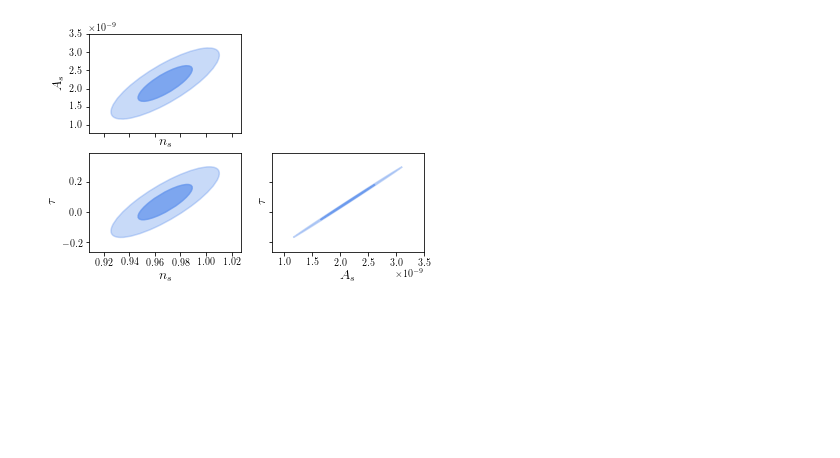
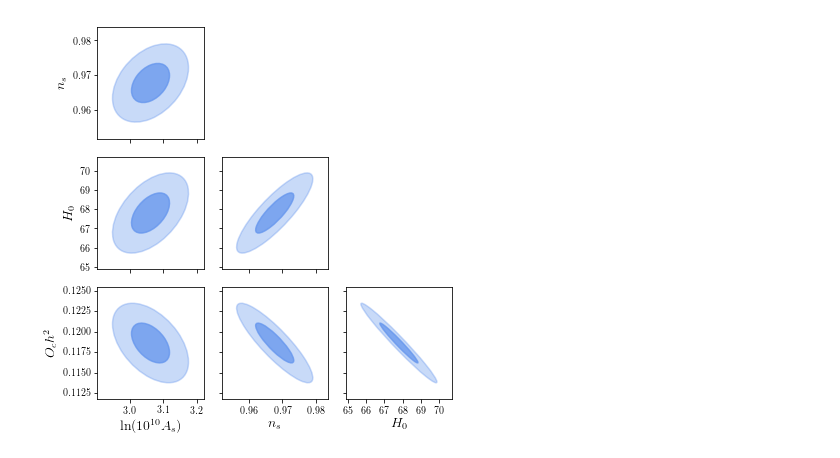
Before and after one commit to sarojadhikari/fishercode, a Jupyter notebook: A simple CMB fisher example.ipynb, the cells around one changed output. Drawn from its saved outputs; the diff is of its cells as text; code cells hidden in the pictures; blank space fills up the shorter version.

Commit message:
update the example

```diff
--- a/A simple CMB fisher example.ipynb
+++ b/A simple CMB fisher example.ipynb
@@ -1,4 +1,6 @@
 # %%
-from cosmology.cosmoparams import Planck2015
-from cmbfisher import CMBExperiment, CMBFisher
+from cmbfisher import CMBFisher, Planck2015pars, Planck2015expt
 import numpy as np
+
+pars = Planck2015pars
+pars
@@ -17,8 +18,28 @@ cmbfisher.covariance();
+# %%
+# The default experimental and parameter values are for Planck 2015
+# These can be changed using through the expt (takes CMBExperiment) and
+# cosmology (takes a dictionary of parameters, see Planck2015pars in cmbfisher.py)
+
+# Example for 6 LCDM parameters
+
+fisher_params = ["ln10As", "ns", "tau", "H0", "Och2", "Obh2"]
+fisher_values = [pars[nam] for nam in fisher_params]
+labels =  [r'$\ln(10^{10}A_s)$', '$n_s$', r'$\tau$', '$H_0$', '$O_c h^2$', '$O_b h^2$']
+
+cmb_fisher = CMBFisher(params = fisher_params[0:6],
+                       param_values = fisher_values[0:6],
+                       param_names = labels[0:6])
+# %%
+# Using only TT data
+cmb_fisher.include_polarization = False
+cmb_fisher.Cl_covmat_computed = False # make sure the covariance matrix is recomputed
+fm = cmb_fisher.fisher();
+cmb_fisher.covariance();
 # %%
 import matplotlib.pyplot as plt
 %matplotlib inline
 
-cmbfisher.plot_error_matrix([0,1,2])
+cmb_fisher.plot_error_matrix([0,1,3,4])
 # %% [output]
-[figure, old version]
+[figure, new version]
 # %%
```
Also changed, not shown: parts of 5 cells of this notebook.
